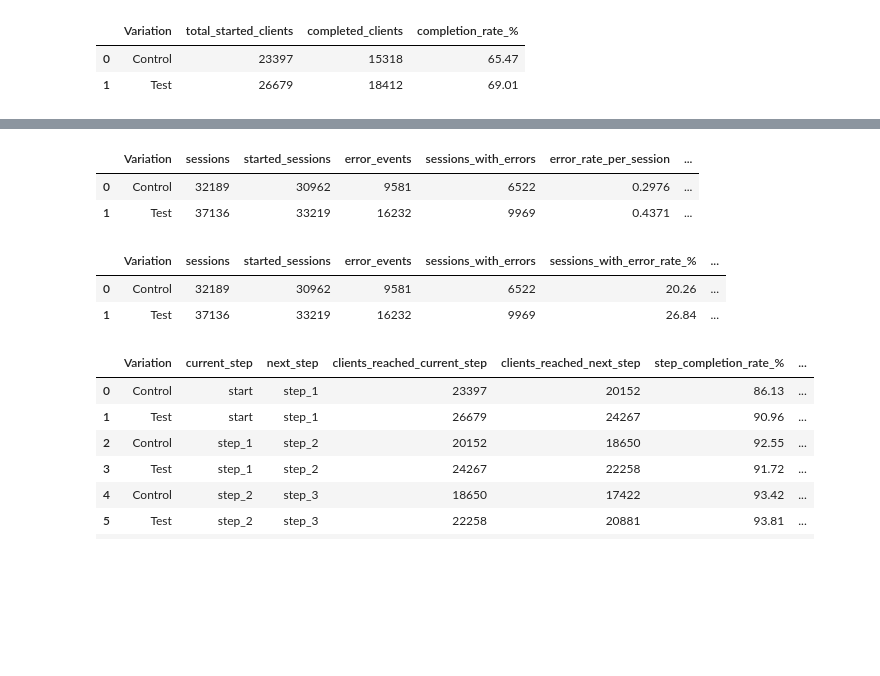
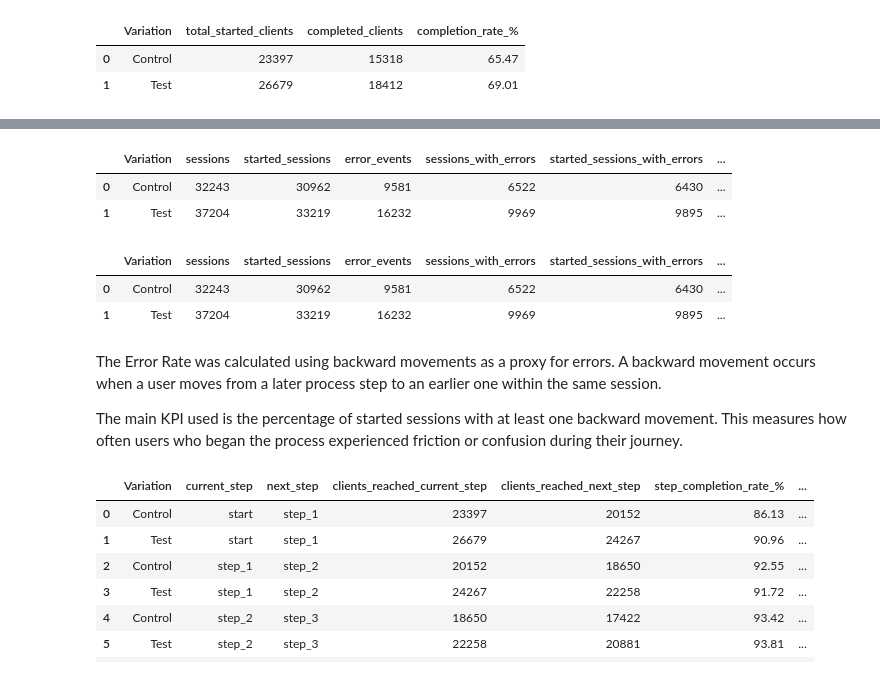
Before and after one commit to bloodnickel/project_2, a Jupyter notebook: testkpi.ipynb, the cells around one changed output, grey strips where cells are left out. Cells and saved outputs as stored; diff of their text form; code cells hidden in the pictures; blank space fills up the shorter version.

```diff
--- a/testkpi.ipynb
+++ b/testkpi.ipynb
@@ -180,6 +223,6 @@ avg_iteration_comparison_kpi
 # %%
 # =========================
-# 3. Error/backward movement Rate KPI
+# 3. Error / Backward Movement Rate KPI
 # =========================
 
 kpi_df = web_df[web_df["Variation"].isin(["Test", "Control"])].copy()
@@ -208,47 +251,53 @@ kpi_df["previous_step_order"] = (
 # Error = user moves backwards in the process
 kpi_df["error_event"] = kpi_df["step_order"] < kpi_df["previous_step_order"]
 
-# Session-level summary
+# Session-level summary: one row per client session
 session_errors = (
     kpi_df.groupby(["Variation", "client_id", "visit_id"], as_index=False)
     .agg(
         total_steps=("process_step", "count"),
         error_events=("error_event", "sum"),
         started=("process_step", lambda x: (x == "start").any())
     )
 )
 
 session_errors["had_error"] = session_errors["error_events"] > 0
+session_errors["started_and_had_error"] = session_errors["started"] & session_errors["had_error"]
 
 # Final KPI table
 error_rate_kpi = (
     session_errors.groupby("Variation")
     .agg(
-        sessions=("visit_id", "nunique"),
+        sessions=("visit_id", "count"),
         started_sessions=("started", "sum"),
         error_events=("error_events", "sum"),
-        sessions_with_errors=("had_error", "sum")
+        sessions_with_errors=("had_error", "sum"),
+        started_sessions_with_errors=("started_and_had_error", "sum")
     )
     .reset_index()
 )
 
-error_rate_kpi["error_rate_per_session"] = (
+error_rate_kpi["error_events_per_session"] = (
     error_rate_kpi["error_events"] / error_rate_kpi["sessions"]
+).round(4)
+
+error_rate_kpi["error_events_per_started_session"] = (
+    error_rate_kpi["error_events"] / error_rate_kpi["started_sessions"]
 ).round(4)
 
 error_rate_kpi["sessions_with_error_rate_%"] = (
     error_rate_kpi["sessions_with_errors"] / error_rate_kpi["sessions"] * 100
 ).round(2)
 
-error_rate_kpi["error_rate_per_started_session"] = (
-    error_rate_kpi["error_events"] / error_rate_kpi["started_sessions"]
-).round(4)
+error_rate_kpi["started_sessions_with_error_rate_%"] = (
+    error_rate_kpi["started_sessions_with_errors"] / error_rate_kpi["started_sessions"] * 100
+).round(2)
 
 error_rate_kpi
 # %% [output]
-|  | Variation | sessions | started_sessions | error_events | sessions_with_errors | error_rate_per_session | ... |
-| 0 | Control | 32189 | 30962 | 9581 | 6522 | 0.2976 | ... |
-| 1 | Test | 37136 | 33219 | 16232 | 9969 | 0.4371 | ... |
+|  | Variation | sessions | started_sessions | error_events | sessions_with_errors | started_sessions_with_errors | ... |
+| 0 | Control | 32243 | 30962 | 9581 | 6522 | 6430 | ... |
+| 1 | Test | 37204 | 33219 | 16232 | 9969 | 9895 | ... |
 # %%
 error_rate_kpi_clean = error_rate_kpi[
     [
@@ -257,16 +306,23 @@ error_rate_kpi_clean = error_rate_kpi[
         "started_sessions",
         "error_events",
         "sessions_with_errors",
+        "started_sessions_with_errors",
+        "error_events_per_session",
+        "error_events_per_started_session",
         "sessions_with_error_rate_%",
-        "error_rate_per_session"
+        "started_sessions_with_error_rate_%"
     ]
 ]
 
 error_rate_kpi_clean
 # %% [output]
-|  | Variation | sessions | started_sessions | error_events | sessions_with_errors | sessions_with_error_rate_% | ... |
-| 0 | Control | 32189 | 30962 | 9581 | 6522 | 20.26 | ... |
-| 1 | Test | 37136 | 33219 | 16232 | 9969 | 26.84 | ... |
+|  | Variation | sessions | started_sessions | error_events | sessions_with_errors | started_sessions_with_errors | ... |
+| 0 | Control | 32243 | 30962 | 9581 | 6522 | 6430 | ... |
+| 1 | Test | 37204 | 33219 | 16232 | 9969 | 9895 | ... |
+# %% [markdown]
+The Error Rate was calculated using backward movements as a proxy for errors. A backward movement occurs when a user moves from a later process step to an earlier one within the same session.
+
+The main KPI used is the percentage of started sessions with at least one backward movement. This measures how often users who began the process experienced friction or confusion during their journey.
 # %%
 # =========================
 # 4. Step Completion Rate KPI
```
Also changed, not shown: parts of 64 cells of this notebook, 1 other file.
